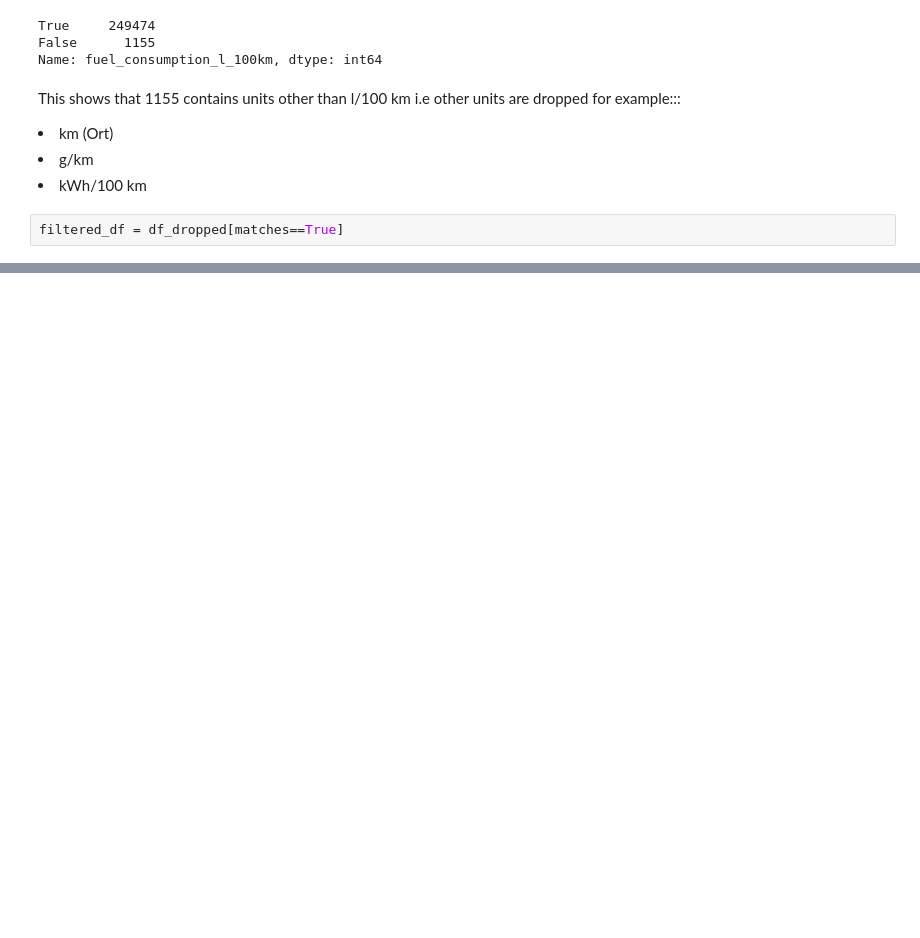
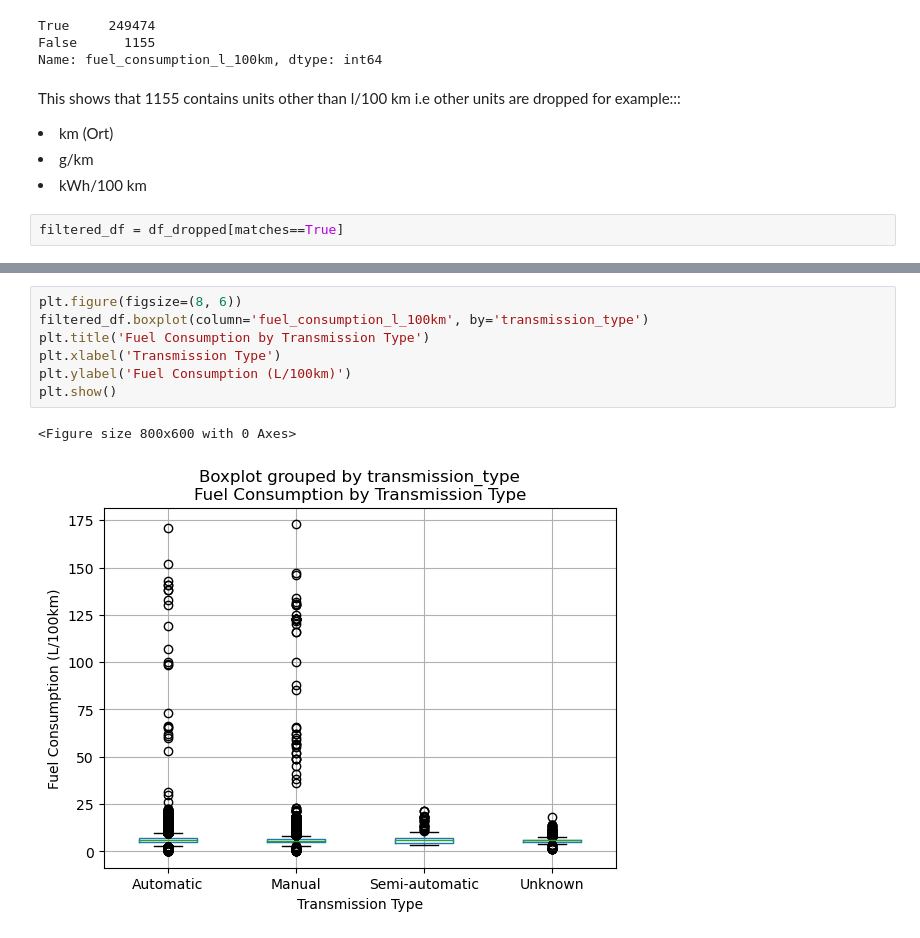
Before and after one commit to TheUltimateCoder123/DataDatasPractice, a Jupyter notebook: germany-car.ipynb, the cells around one changed output, grey strips where cells are left out. Drawn from its saved outputs; the diff is of its cells as text; blank space fills up the shorter version.

```diff
--- a/germany-car.ipynb
+++ b/germany-car.ipynb
@@ -191,0 +199,10 @@ Name: fuel_consumption_l_100km, Length: 249474, dtype: float64
+# %%
+plt.figure(figsize=(8, 6))
+filtered_df.boxplot(column='fuel_consumption_l_100km', by='transmission_type')
+plt.title('Fuel Consumption by Transmission Type')
+plt.xlabel('Transmission Type')
+plt.ylabel('Fuel Consumption (L/100km)')
+plt.show()
+# %% [output]
+<Figure size 800x600 with 0 Axes>
+[figure, added]
```
Also changed, not shown: parts of 13 cells of this notebook.
